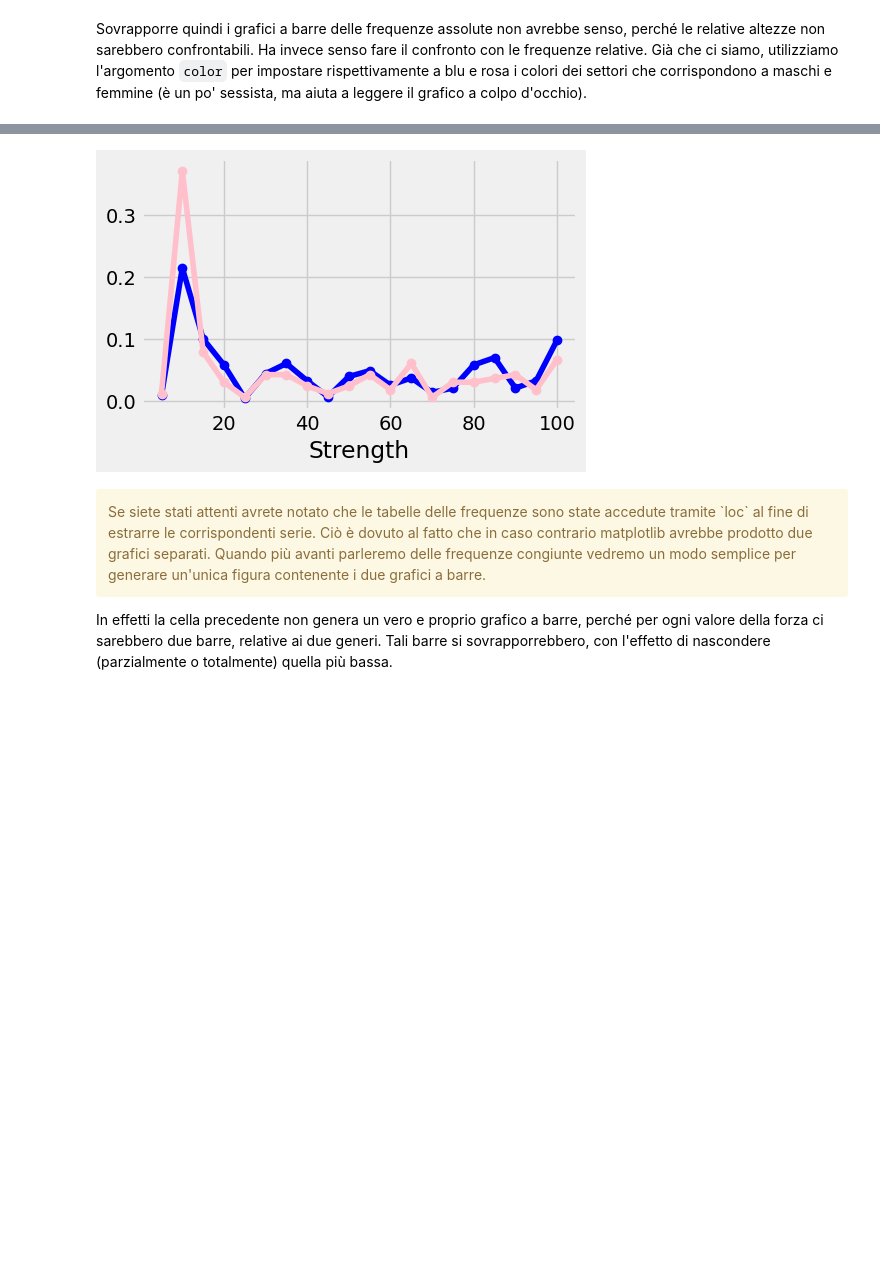
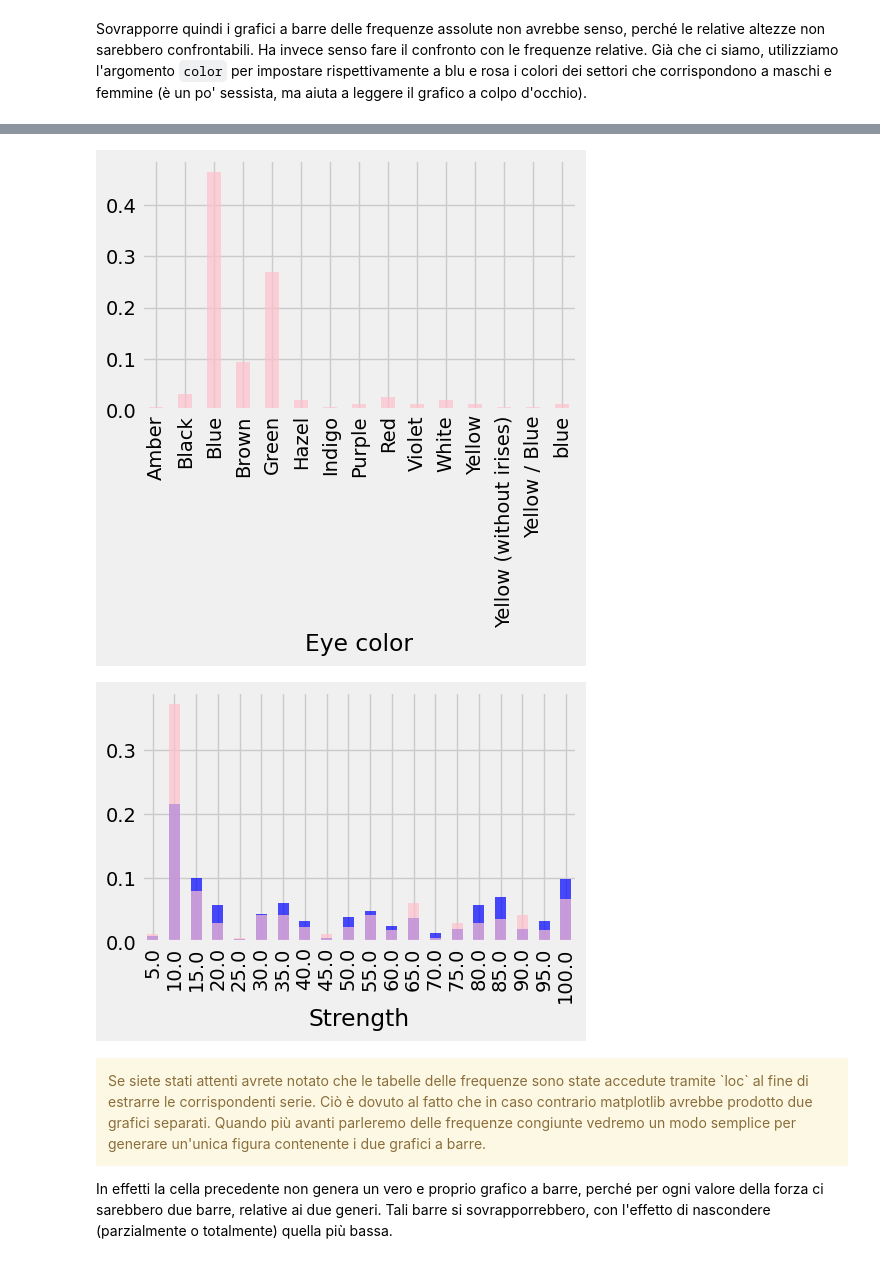
Before and after one commit to nic0-o1/superhero-datascience, a Jupyter notebook: content/L03-Dati_e_frequenze.ipynb, the cells around one changed output, grey strips where cells are left out. Cells and saved outputs as stored; diff of their text form; code cells hidden in the pictures; blank space fills up the shorter version.

```diff
--- a/content/L03-Dati_e_frequenze.ipynb
+++ b/content/L03-Dati_e_frequenze.ipynb
@@ -294,3 +355,9 @@ Sovrapporre quindi i grafici a barre delle frequenze assolute non avrebbe senso,
+# %%
+#TEST
+female_eye_freq.plot.bar( color='pink', legend=False, alpha = .7)
+plt.show()
+# %% [output]
+[figure, added]
 # %%
 male_strength_freq = (pd.crosstab(index=heroes.loc[heroes['Gender']=='M',
                                                    'Strength'],
@@ -303,11 +370,11 @@ female_strength_freq = (pd.crosstab(index=heroes.loc[heroes['Gender']=='F',
                                    normalize=True)
                           .loc[:, 'Rel. freq.'])
 
-male_strength_freq.plot(marker='o', color='blue', legend=False)
-female_strength_freq.plot(marker='o', color='pink', legend=False)
+male_strength_freq.plot.bar(color='blue', legend=False, alpha = .7)
+female_strength_freq.plot.bar( color='pink', legend=False, alpha = .7)
 plt.show()
 # %% [output]
-[figure, old version]
+[figure, new version]
 # %% [markdown]
 <div class="alert alert-warning">
 Se siete stati attenti avrete notato che le tabelle delle frequenze sono state accedute tramite `loc` al fine di estrarre le corrispondenti serie. Ciò è dovuto al fatto che in caso contrario matplotlib avrebbe prodotto due grafici separati. Quando più avanti parleremo delle frequenze congiunte vedremo un modo semplice per generare un'unica figura contenente i due grafici a barre.
```
Also changed, not shown: parts of 3 cells of this notebook.
